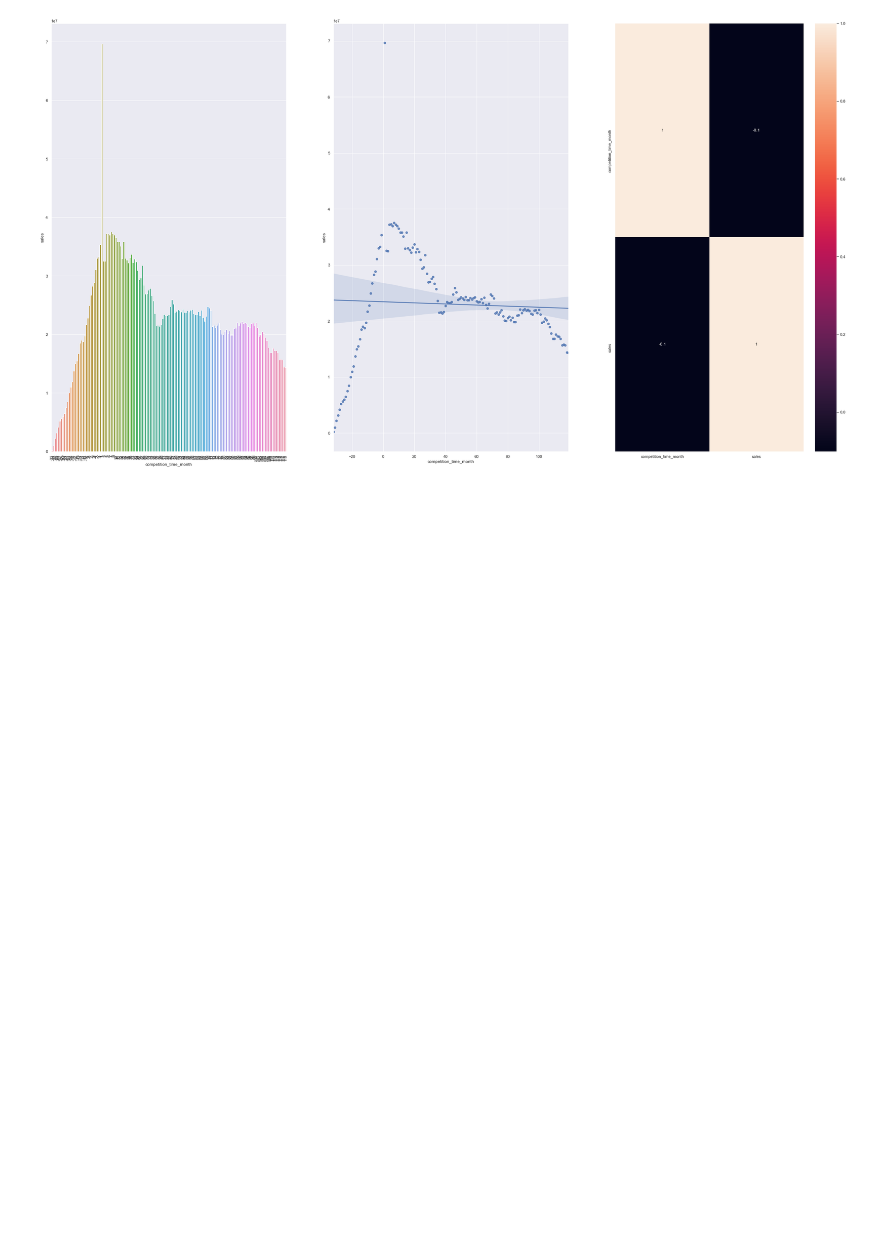
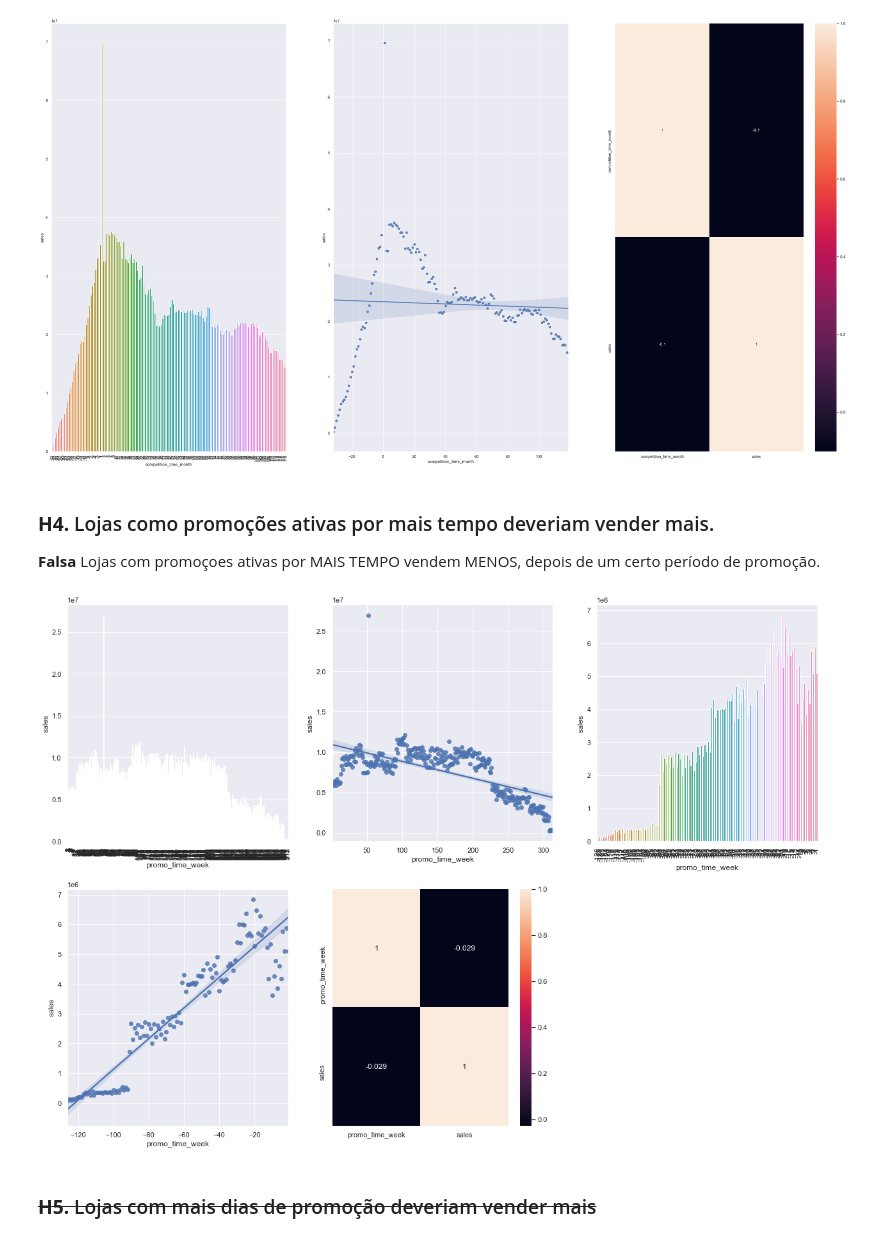
Before and after one commit to michelli-ofig/DataScience_Em_Producao, a Jupyter notebook: m04_v01_store_sales_prediction.ipynb, the cells around one changed output. Saved outputs shown, nothing was run; the diff lists cells and outputs as text; code cells hidden in the pictures; blank space fills up the shorter version.

```diff
--- a/m04_v01_store_sales_prediction.ipynb
+++ b/m04_v01_store_sales_prediction.ipynb
@@ -804,3 +795,31 @@ plt.subplot(1,3,3)
 x=sns.heatmap(aux1.corr(method='pearson'), annot =True)
 # %% [output]
 [figure]
+# %% [markdown]
+### **H4.**  Lojas como promoções ativas por mais tempo deveriam vender mais.
+**Falsa** Lojas com promoçoes ativas por MAIS TEMPO vendem MENOS, depois de um certo período de promoção.
+# %%
+aux1 = df4[['promo_time_week', 'sales']].groupby('promo_time_week').sum().reset_index()
+
+plt.subplot(2,3,1)
+aux2 = aux1[aux1['promo_time_week'] > 0]  #promo extendido
+sns.barplot(x='promo_time_week', y='sales', data=aux2);
+plt.xticks(rotation =90);
+
+plt.subplot(2,3,2)
+sns.regplot(x='promo_time_week', y='sales', data=aux2);
+
+plt.subplot(2,3,3)
+aux3 = aux1[aux1['promo_time_week'] < 0]  #promo regular
+sns.barplot(x='promo_time_week', y='sales', data=aux3);
+plt.xticks(rotation =90);
+
+plt.subplot(2,3,4)
+sns.regplot(x='promo_time_week', y='sales', data=aux3);
+
+plt.subplot(2,3,5)
+sns.heatmap(aux1.corr(method='pearson'), annot=True);
+# %% [output]
+[figure, added]
+# %% [markdown]
+### <s>**H5.** Lojas com mais dias de promoção deveriam vender mais </s>
```
Also changed, not shown: parts of 31 cells of this notebook.
